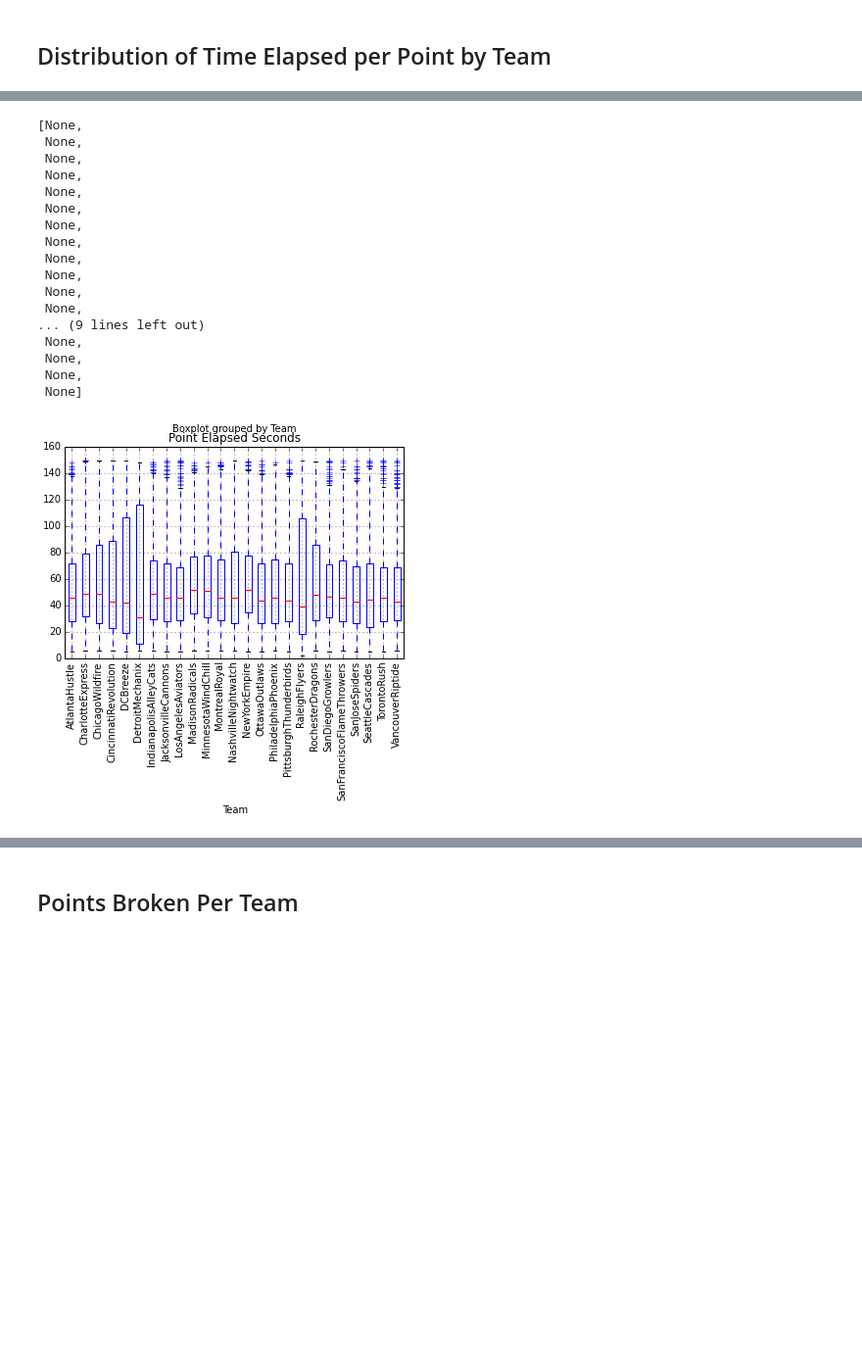
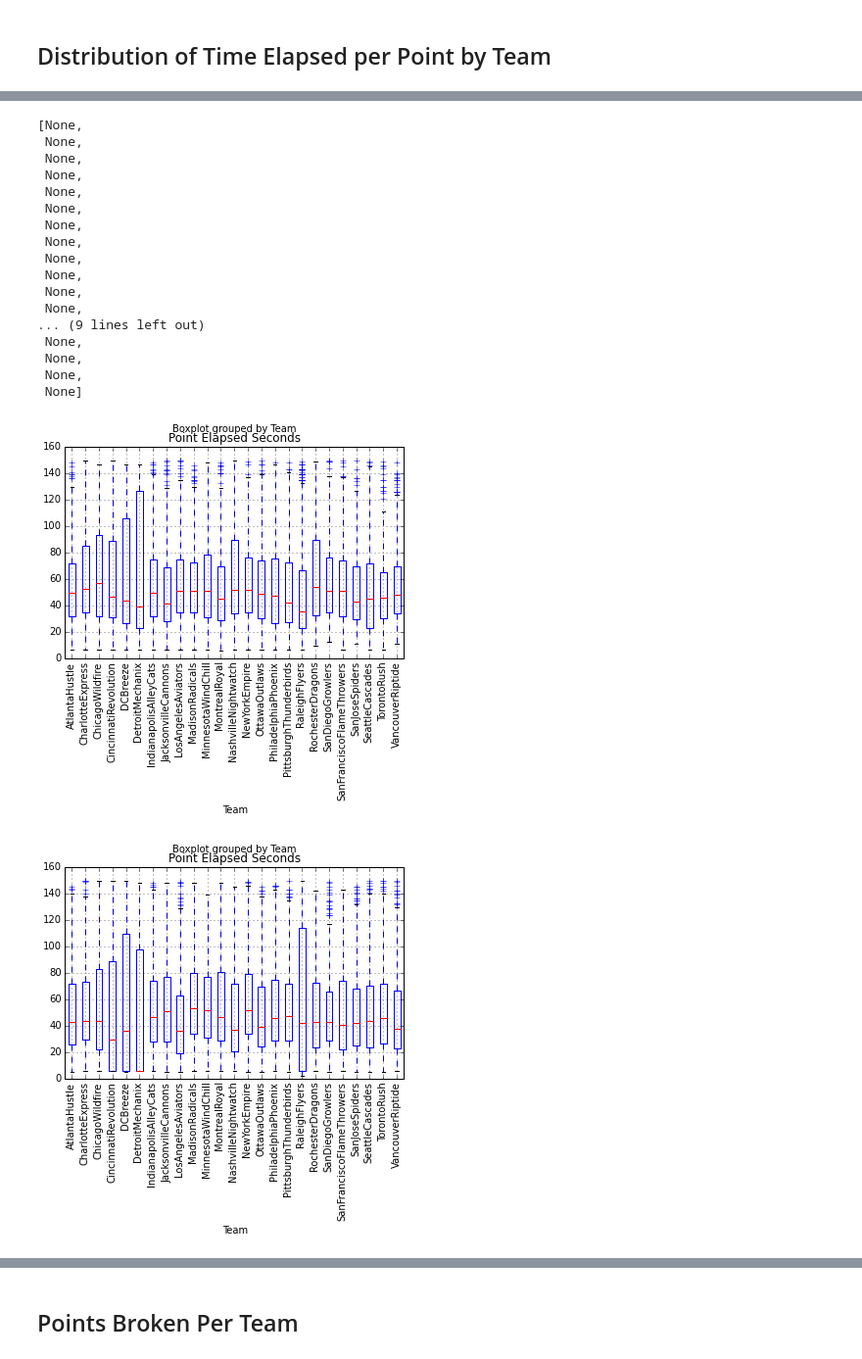
Before and after one commit to karinehsu/cs109-final-project, a Jupyter notebook: MASTER.ipynb, the cells around one changed output, grey strips where cells are left out. Shown at 98% size. Saved outputs shown, nothing was run; the diff lists cells and outputs as text; code cells hidden in the pictures; blank space fills up the shorter version.

```diff
--- a/MASTER.ipynb
+++ b/MASTER.ipynb
@@ -127,24 +130,32 @@ Before we look at distribution per team, we first wanted to look at the distribu
 # %%
 filtered = goals_combined[goals_combined['Point Elapsed Seconds']<=150]
-filtered.boxplot('Point Elapsed Seconds', 'Team')
+filteredo = filtered[filtered['Line'] == 'O']
+filteredd = filtered[filtered['Line'] == 'D']
+
+filteredo.boxplot('Point Elapsed Seconds', 'Team')
 locs, labels = plt.xticks()
 plt.setp(labels, rotation=90)
+
+filteredd.boxplot('Point Elapsed Seconds', 'Team')
+locs, labels = plt.xticks()
+plt.setp(labels, rotation=90)
 # %% [output]
 [None,
  None,
  None,
  None,
  None,
  None,
  None,
  None,
  None,
  None,
  None,
  None,
 ... (9 lines left out)
  None,
  None,
  None,
  None]
-[figure, old version]
+[figure, new version]
+[figure, added]
```
Also changed, not shown: parts of 10 cells of this notebook.
